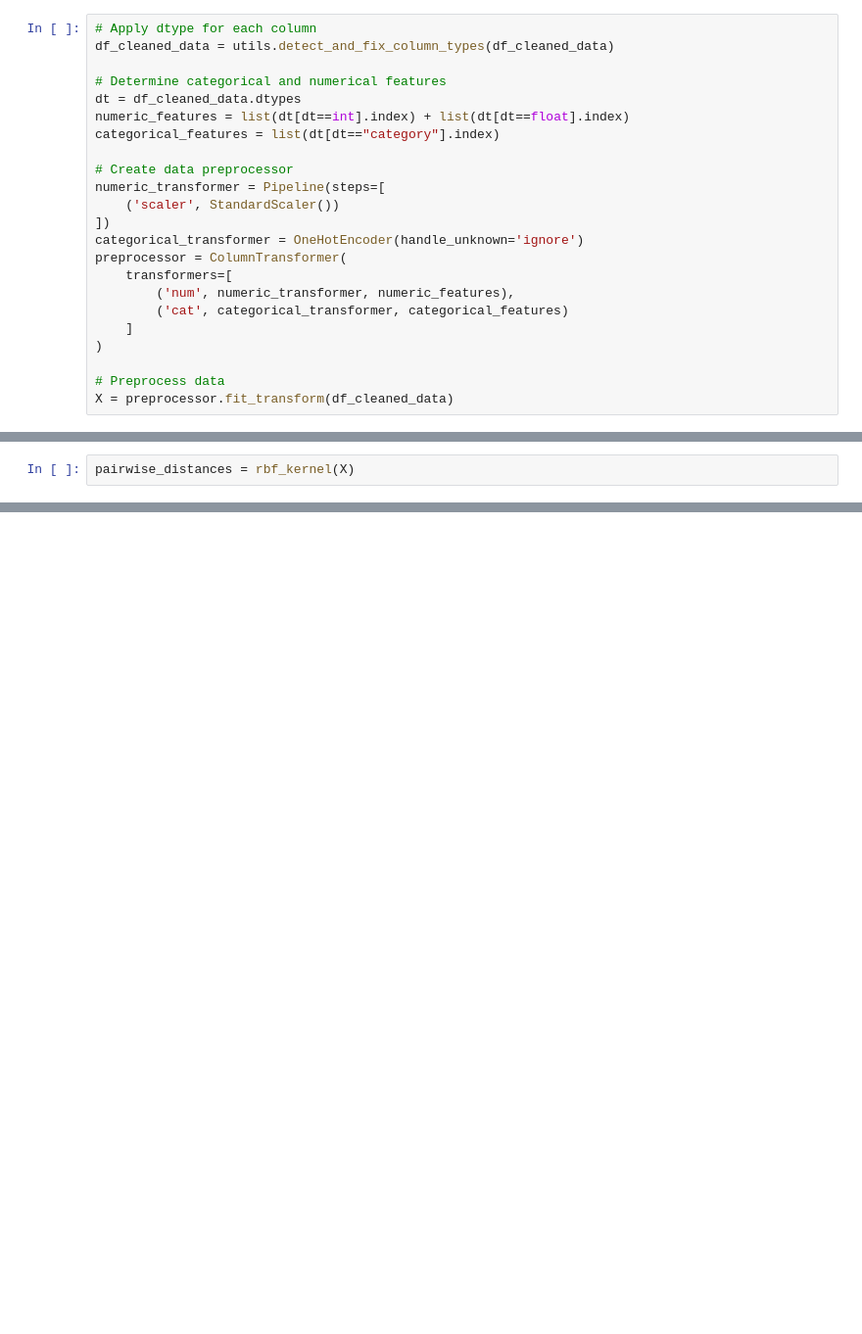
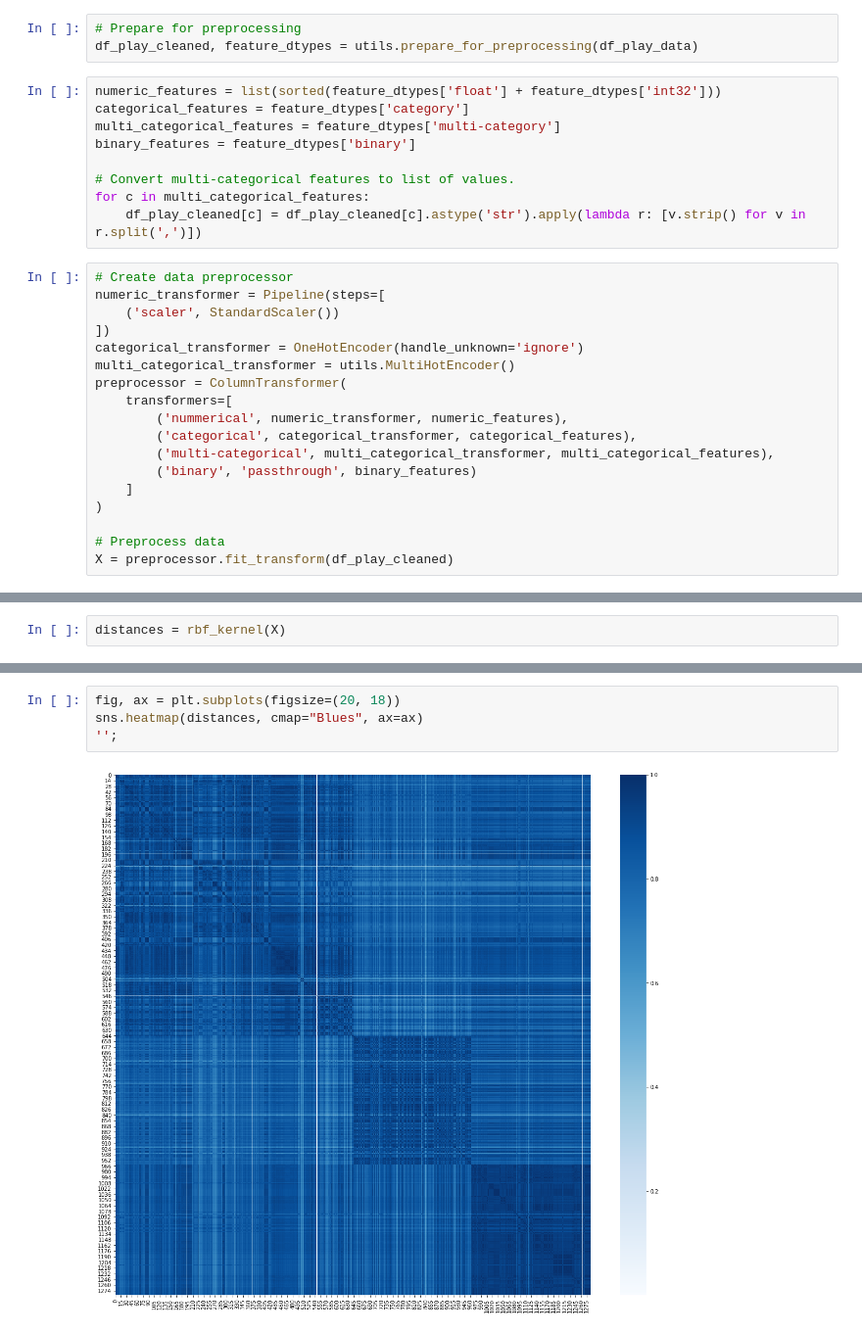
Before and after one commit to sheikhomar/snow-leopard, a Jupyter notebook: notebooks/06-distances.ipynb, the cells around one changed output, grey strips where cells are left out. Shown at 98% size. Cells and saved outputs as stored; diff of their text form; blank space fills up the shorter version.

Commit message:
Attempt to visualise distances between products.

```diff
--- a/notebooks/06-distances.ipynb
+++ b/notebooks/06-distances.ipynb
@@ -26,26 +59,33 @@ df_cleaned_data = utils.filter_columns(df_data)
+# %%
+# Prepare for preprocessing
+df_play_cleaned, feature_dtypes = utils.prepare_for_preprocessing(df_play_data)
+# %%
+numeric_features = list(sorted(feature_dtypes['float'] + feature_dtypes['int32']))
+categorical_features = feature_dtypes['category']
+multi_categorical_features = feature_dtypes['multi-category']
+binary_features = feature_dtypes['binary']
+
+# Convert multi-categorical features to list of values.
+for c in multi_categorical_features:
+    df_play_cleaned[c] = df_play_cleaned[c].astype('str').apply(lambda r: [v.strip() for v in r.split(',')])
 # %%
-# Apply dtype for each column
-df_cleaned_data = utils.detect_and_fix_column_types(df_cleaned_data)
-
-# Determine categorical and numerical features
-dt = df_cleaned_data.dtypes
-numeric_features = list(dt[dt==int].index) + list(dt[dt==float].index)
-categorical_features = list(dt[dt=="category"].index)
-
 # Create data preprocessor
 numeric_transformer = Pipeline(steps=[
     ('scaler', StandardScaler())
 ])
 categorical_transformer = OneHotEncoder(handle_unknown='ignore')
+multi_categorical_transformer = utils.MultiHotEncoder()
 preprocessor = ColumnTransformer(
     transformers=[
-        ('num', numeric_transformer, numeric_features),
-        ('cat', categorical_transformer, categorical_features)
+        ('nummerical', numeric_transformer, numeric_features),
+        ('categorical', categorical_transformer, categorical_features),
+        ('multi-categorical', multi_categorical_transformer, multi_categorical_features),
+        ('binary', 'passthrough', binary_features)
     ]
 )
 
 # Preprocess data
-X = preprocessor.fit_transform(df_cleaned_data)
+X = preprocessor.fit_transform(df_play_cleaned)
 # %%
 X.shape
 # %% [output]
@@ -53,3 +93,3 @@ X.shape
 # %%
-pairwise_distances = rbf_kernel(X)
+distances = rbf_kernel(X)
 # %%
@@ -115,0 +99,6 @@ Name: 1260, Length: 255, dtype: object
+# %%
+fig, ax = plt.subplots(figsize=(20, 18))
+sns.heatmap(distances, cmap="Blues", ax=ax)
+'';
+# %% [output]
+[figure, added]
```
Also changed, not shown: parts of 12 cells of this notebook.
